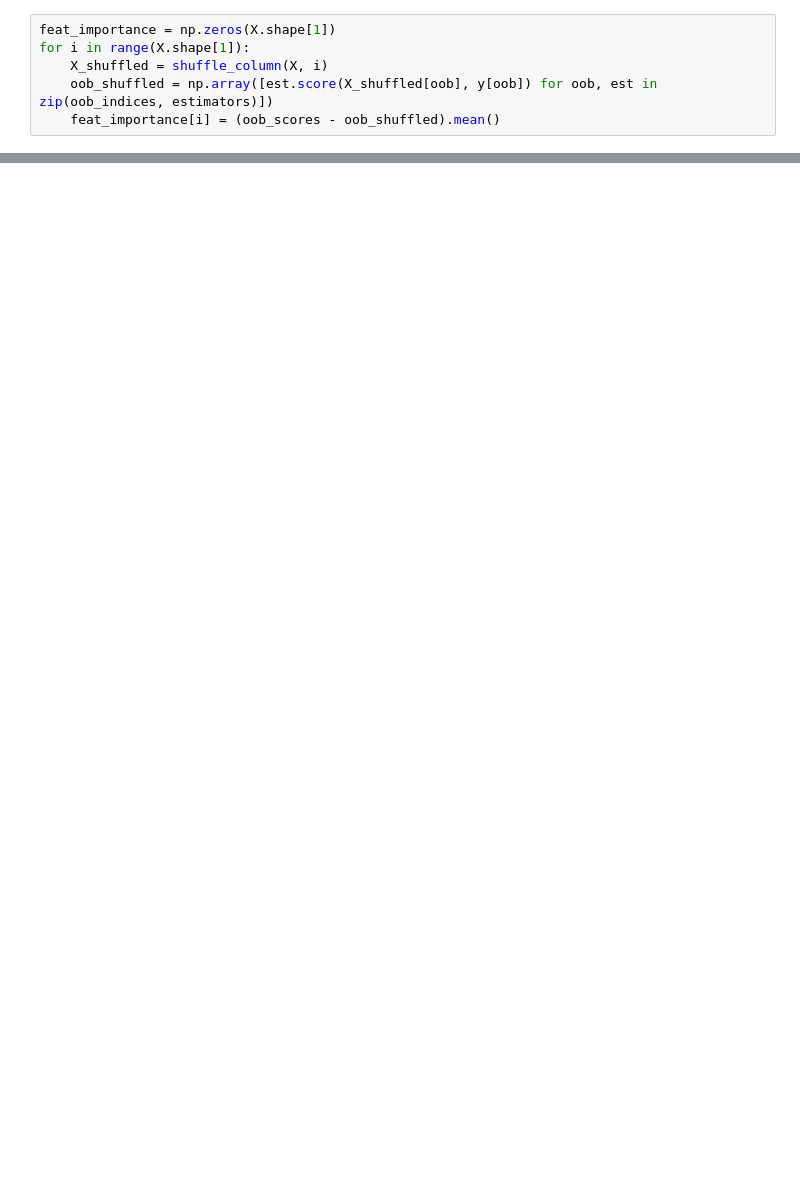
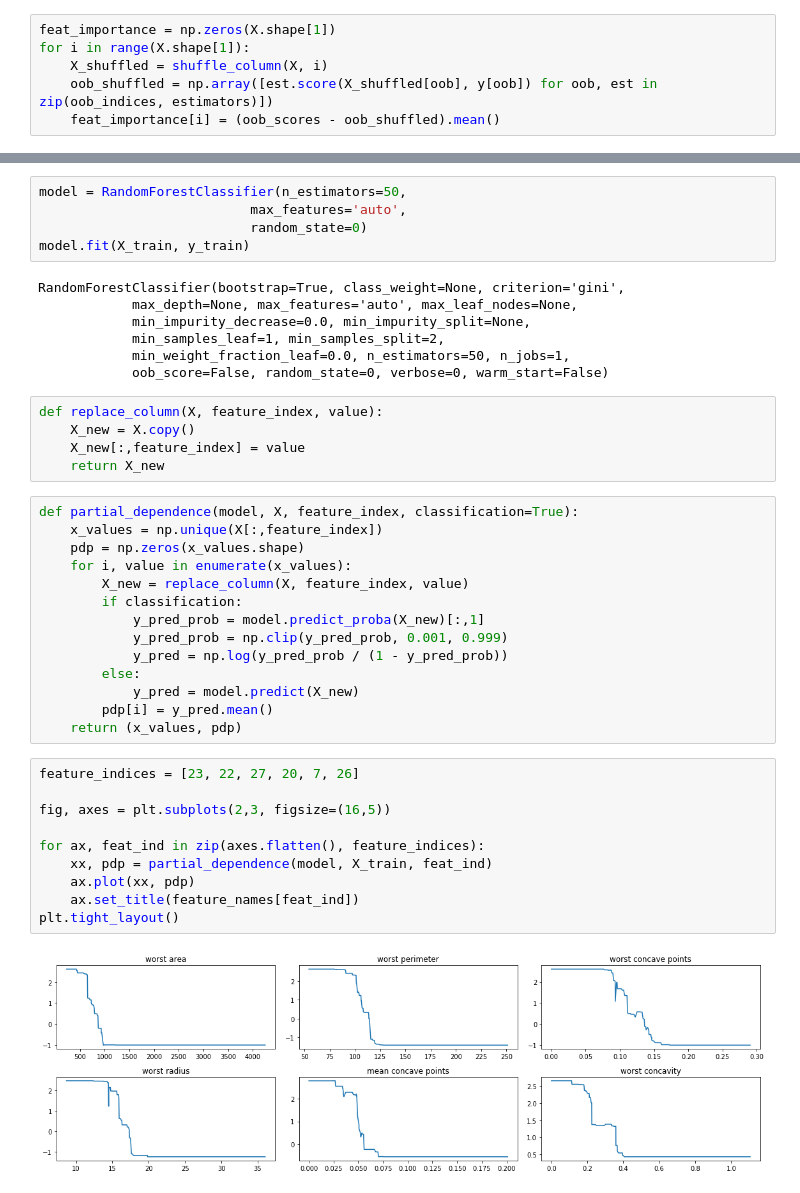
Before and after one commit to wmarshall484/DSI_LECTURES_2, a Jupyter notebook: random-forest/moses_marsh/random_forests.ipynb, the cells around one changed output, grey strips where cells are left out. Drawn from its saved outputs; the diff is of its cells as text; blank space fills up the shorter version.

```diff
--- a/random-forest/moses_marsh/random_forests.ipynb
+++ b/random-forest/moses_marsh/random_forests.ipynb
@@ -750,0 +785,43 @@ importance_series.sort_values().plot(kind='barh');
+# %%
+model = RandomForestClassifier(n_estimators=50,
+                           max_features='auto',
+                           random_state=0)
+model.fit(X_train, y_train)
+# %% [output]
+RandomForestClassifier(bootstrap=True, class_weight=None, criterion='gini',
+            max_depth=None, max_features='auto', max_leaf_nodes=None,
+            min_impurity_decrease=0.0, min_impurity_split=None,
+            min_samples_leaf=1, min_samples_split=2,
+            min_weight_fraction_leaf=0.0, n_estimators=50, n_jobs=1,
+            oob_score=False, random_state=0, verbose=0, warm_start=False)
+# %%
+def replace_column(X, feature_index, value):
+    X_new = X.copy()
+    X_new[:,feature_index] = value
+    return X_new
+# %%
+def partial_dependence(model, X, feature_index, classification=True):
+    x_values = np.unique(X[:,feature_index])
+    pdp = np.zeros(x_values.shape)
+    for i, value in enumerate(x_values):
+        X_new = replace_column(X, feature_index, value)
+        if classification:
+            y_pred_prob = model.predict_proba(X_new)[:,1]
+            y_pred_prob = np.clip(y_pred_prob, 0.001, 0.999)
+            y_pred = np.log(y_pred_prob / (1 - y_pred_prob))
+        else:
+            y_pred = model.predict(X_new)
+        pdp[i] = y_pred.mean()
+    return (x_values, pdp)
+# %%
+feature_indices = [23, 22, 27, 20, 7, 26]
+
+fig, axes = plt.subplots(2,3, figsize=(16,5))
+
+for ax, feat_ind in zip(axes.flatten(), feature_indices):
+    xx, pdp = partial_dependence(model, X_train, feat_ind)
+    ax.plot(xx, pdp)
+    ax.set_title(feature_names[feat_ind])
+plt.tight_layout()
+# %% [output]
+[figure, added]
```
Also changed, not shown: parts of 31 cells of this notebook.
